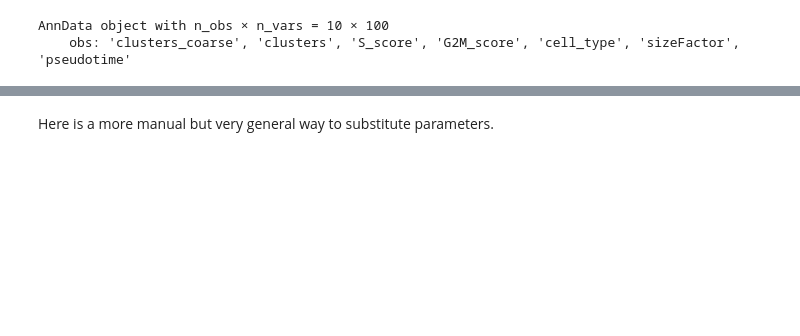
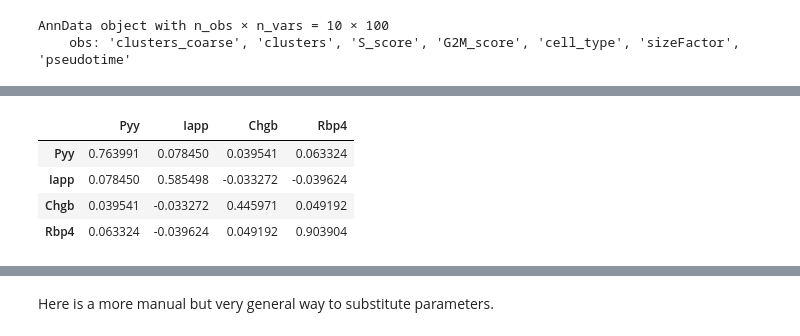
Before and after one commit to krisrs1128/scDesigner, a Jupyter notebook: examples/minimal.ipynb, the cells around one changed output, grey strips where cells are left out. Cells and saved outputs as stored; diff of their text form; code cells hidden in the pictures; blank space fills up the shorter version.

```diff
--- a/examples/minimal.ipynb
+++ b/examples/minimal.ipynb
@@ -296,0 +295,8 @@ AttributeError: 'CovarianceStructure' object has no attribute 'iloc'
+# %%
+sim.parameters["copula"]["cell_type[Ngn3 low EP]"].cov.iloc[:4, :4]
+# %% [output]
+|  | Pyy | Iapp | Chgb | Rbp4 |
+| Pyy | 0.763991 | 0.078450 | 0.039541 | 0.063324 |
+| Iapp | 0.078450 | 0.585498 | -0.033272 | -0.039624 |
+| Chgb | 0.039541 | -0.033272 | 0.445971 | 0.049192 |
+| Rbp4 | 0.063324 | -0.039624 | 0.049192 | 0.903904 |
```
Also changed, not shown: parts of 16 cells of this notebook, 3 other files.
